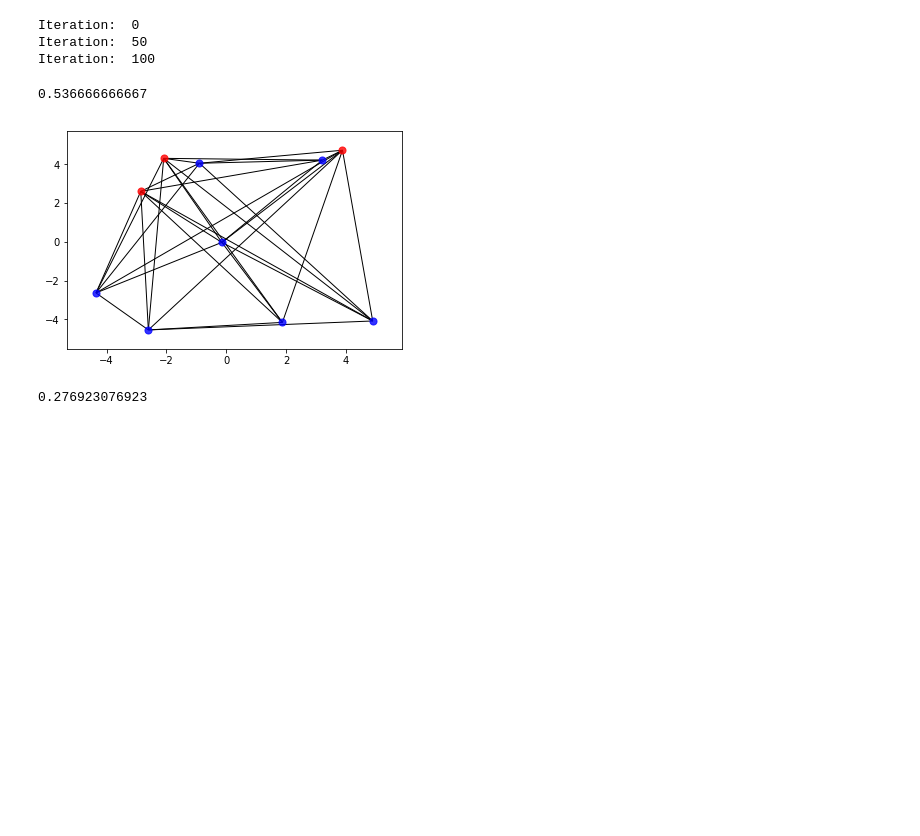
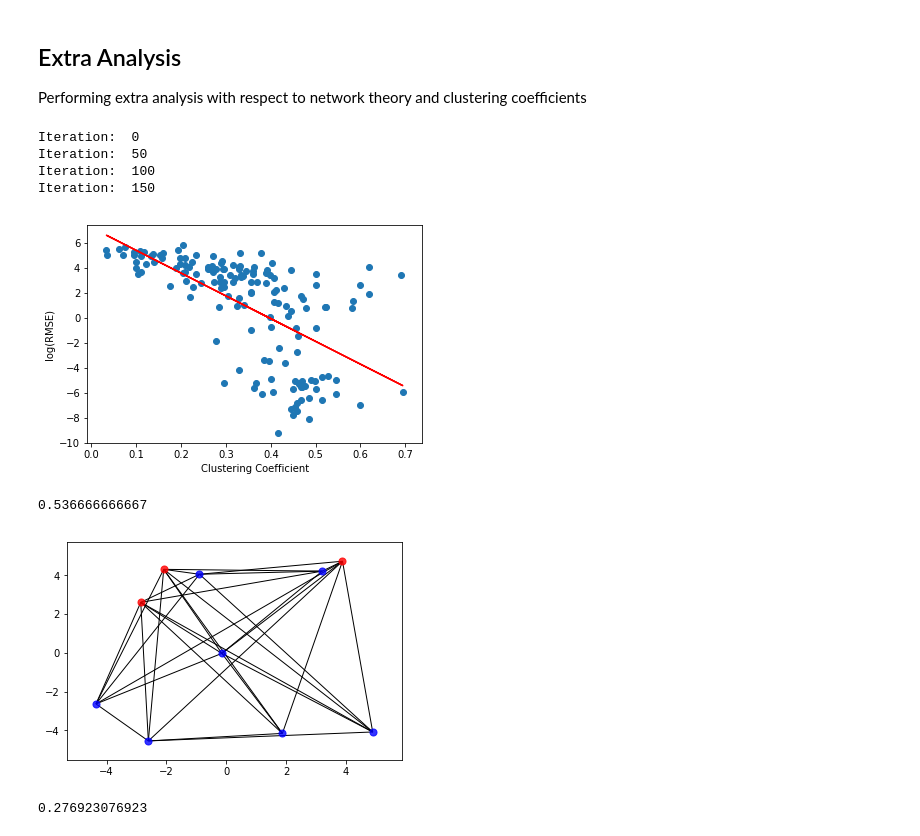
Before and after one commit to JihoonAndyKim/CME307SNL, a Jupyter notebook: Extra Analysis.ipynb, the cells around one changed output. Drawn from its saved outputs; the diff is of its cells as text; code cells hidden in the pictures; blank space fills up the shorter version.

Commit message:
Extra analysis

```diff
--- a/Extra Analysis.ipynb
+++ b/Extra Analysis.ipynb
@@ -6,4 +6,7 @@ import random
 import networkx as nx
 import matplotlib.pyplot as plt
 import snap
+# %% [markdown]
+## Extra Analysis
+Performing extra analysis with respect to network theory and clustering coefficients
 # %%
@@ -168,16 +178,25 @@ def generate_inside_hull(n,npoints, minC, maxC, minAnchC):
     return [a, p, adjacency]
 # %%
 res = []
+#Random constraints on the anchor points that we are interested in
 tests = [(3, 4, 3), (3, 4, 2), (3, 4, 1), (3, 4, 0), (2, 3, 2), \
          (2, 3, 1), (2, 3, 0), (1, 2, 1), (1, 2, 0), (0, 1, 0)]
+#Perform 200 trials
 for w in range(200):
     if(w % 50 == 0):
         print "Iteration: ", w
+
+    #2 dimensions with the number of sensors ranging from
+    #1 to 20 in our problem
     n = 2
     npoints = np.random.randint(1, 20)
 
+    #Choose a random anchor constraint
     c = random.choice(tests)
 
+    #Randomize whether we generate the points randomly or
+    #all inside the hull. This is to capture varying clustering
+    #coefficients
     HullOrNot = random.randint(0, 1)
     if HullOrNot:
         (a, p, adjacency) = generate_inside_hull(n, npoints, c[0], c[1], c[2])
@@ -193,6 +212,7 @@ for w in range(200):
     asize = len(a)
     d = []
 
+    #Compute the d variable from the adjacency matrix
     for i in range(adjSize):
         for j in range(adjSize):
             if(j > i and adjacency[i][j] > 0 and i < asize):
@@ -200,14 +220,11 @@ for w in range(200):
             elif(j > i and adjacency[i][j] > 0):
                 d.append((adjacency[i][j], i - asize, j - asize, False))
 
-    # Construct the CVX variables to minimize
     T = n + npoints
 
-    #This creates a 3x3 semipositive definite matrix which we will
-    #use as part of our constraints
     z = cvx.Semidef(T)
-    #print a, p, d
 
+    #Construct the constraints for our problem
     eyeConstraint = []
     anchorConstraints = []
     pointConstraints = []
@@ -227,7 +244,9 @@ for w in range(200):
         if truth:
             temp = np.zeros(npoints)
             temp[i] = -1.
-            anchorConstraints.append((np.outer(np.append(a[j], temp), np.append(a[j], temp)), distance))
+            anchorConstraints.append((np.outer(np.append(a[j], temp),\
+                                               np.append(a[j], temp)),\
+                                                distance))
         else:
             tempi = np.zeros(npoints)
             tempj = np.zeros(npoints)
@@ -243,6 +262,7 @@ for w in range(200):
     #Another empty states list
     states = []
 
+    #Perform SDP and solve the problem
     cost = cvx.norm(0)
 
     #The four constraints in the SDP relaxation problem
@@ -267,10 +287,11 @@ for w in range(200):
     prob = sum(states)
     prob.solve();
 
+    #Using this solution, compute the RMSE value for this trial
     SDPSolution = z.value.A[0:n, n:n + npoints].transpose()
-
     RMSE = np.linalg.norm(SDPSolution - p) ** 2
 
+    #Construct the graph in SNAP
     Graph = snap.TUNGraph.New()
 
     for i in range(npoints + len(a)):
@@ -282,7 +303,9 @@ for w in range(200):
         else:
             Graph.AddEdge(i, j)
 
-
+    #Compute the clustering coefficients, don't include
+    #any graphs that have coefficients of 0 (poorly
+    #generated graphs)
     GraphClustCoeff = snap.GetClustCf(Graph, -1)
     if GraphClustCoeff > 0.001:
         res.append([RMSE, GraphClustCoeff])
@@ -290,16 +313,21 @@ for w in range(200):
 Iteration:  0
 Iteration:  50
 Iteration:  100
+Iteration:  150
 # %%
+#Plot the result of our findings
 x = np.asarray([elem for elem in zip(*res)[1]])
 y = np.log(np.asarray([elem for elem in zip(*res)[0]]))
 
 plt.scatter(x, y)
 plt.xlabel("Clustering Coefficient")
 plt.ylabel("log(RMSE)")
+#Regression line
 m, b = np.polyfit(x, y, 1)
 plt.plot(x, m*x + b, '-', color = 'r')
-plt.show
+plt.show()
+# %% [output]
+[figure, added]
 # %%
 n = 2
 npoints = 7
```
Also changed, not shown: parts of 3 cells of this notebook.
